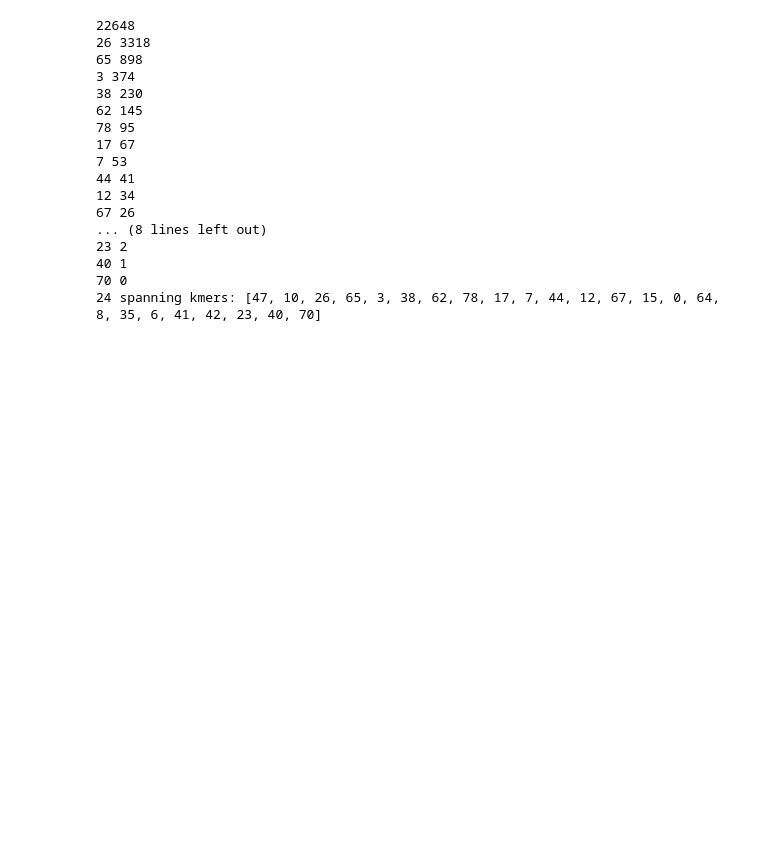
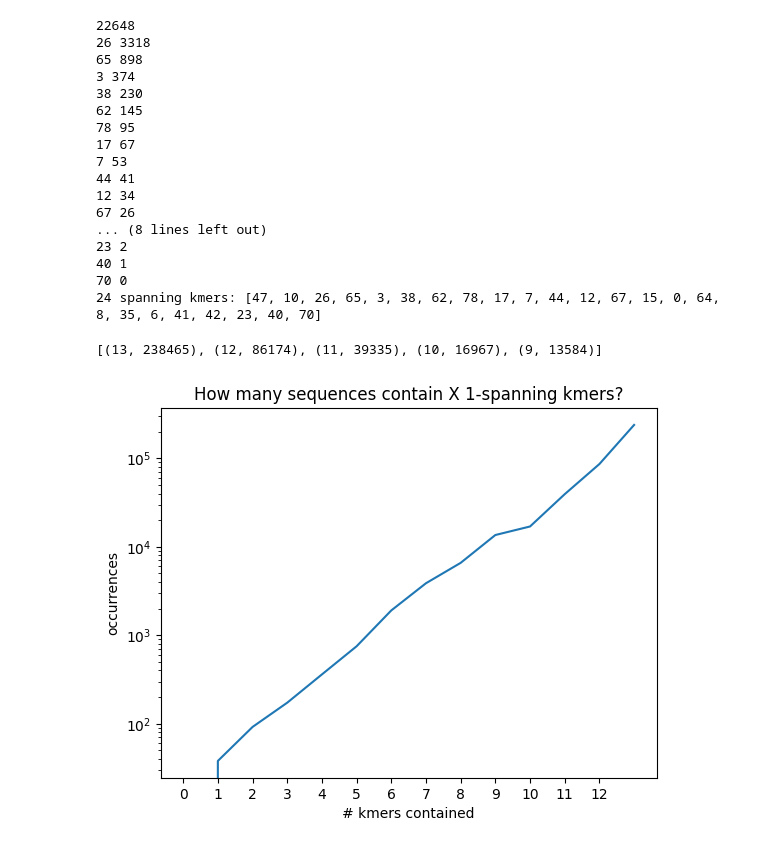
Before and after one commit to rainhaworth/16S-mutations, a Jupyter notebook: analyze_gapped.ipynb, the cells around one changed output. Saved outputs shown, nothing was run; the diff lists cells and outputs as text; code cells hidden in the pictures; blank space fills up the shorter version.

Commit message:
added spanning kmer freq graphs to notebook

```diff
--- a/analyze_gapped.ipynb
+++ b/analyze_gapped.ipynb
@@ -225,3 +225,34 @@ print(len(spanning_kmers_2), 'spanning kmers:', in_order)
 40 1
 70 0
 24 spanning kmers: [47, 10, 26, 65, 3, 38, 62, 78, 17, 7, 44, 12, 67, 15, 0, 64, 8, 35, 6, 41, 42, 23, 40, 70]
+# %%
+# how many seqs contain X 1-spanning kmers?
+sk = set(spanning_kmers)
+
+c = Counter()
+fn = './results/s2k-8-600000.csv'
+with open(fn, 'r') as f:
+    for i, line in enumerate(f):
+        count = 0
+        for k in line[:-1].split(','):
+            if k in sk: count += 1
+        c[count]  += 1
+        if i == 408306: break
+
+print(c.most_common(5))
+
+c_items = sorted(c.items(), key=lambda x: x[0])
+ys = [0] * (c_items[-1][0] + 1)
+for ci in c_items:
+    ys[ci[0]] = ci[1]
+
+sns.lineplot(ys)
+plt.title('How many sequences contain X 1-spanning kmers?')
+plt.yscale('log')
+plt.ylabel('occurrences')
+plt.xlabel('# kmers contained')
+plt.xticks(list(range(len(spanning_kmers))))
+plt.show()
+# %% [output]
+[(13, 238465), (12, 86174), (11, 39335), (10, 16967), (9, 13584)]
+[figure, added]
```
Also changed, not shown: parts of 2 cells of this notebook.
